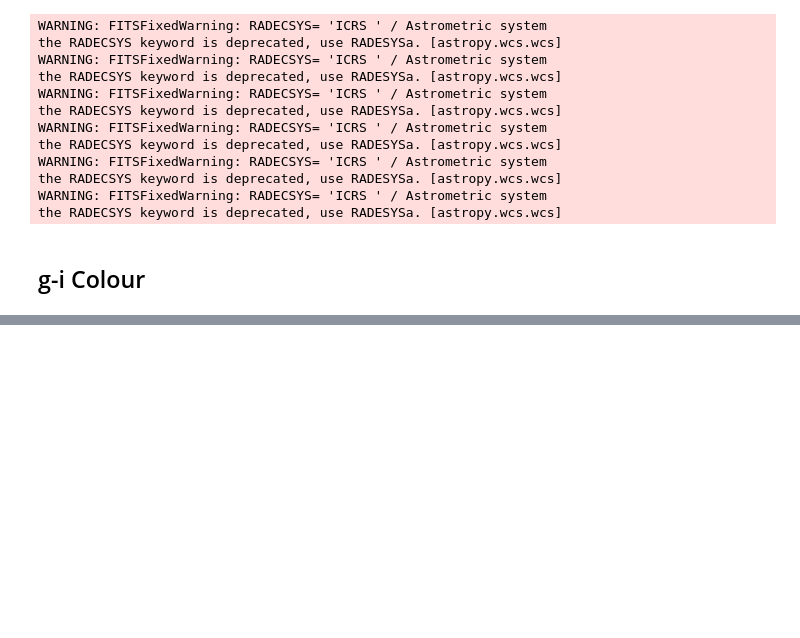
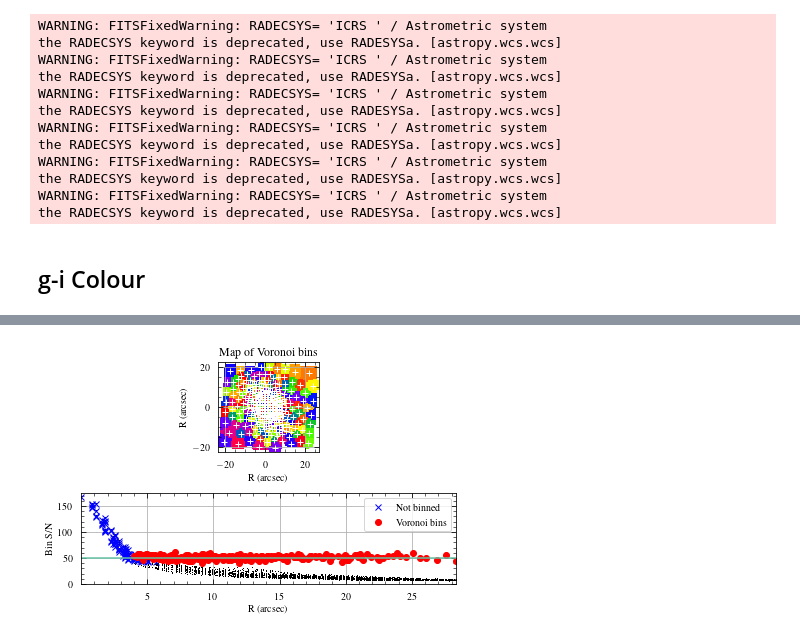
Before and after one commit to BearBearCodes/coop_f2021, a Jupyter notebook: warmup/vcc792_binned.ipynb, the cells around one changed output, grey strips where cells are left out. Saved outputs shown, nothing was run; the diff lists cells and outputs as text; code cells hidden in the pictures; blank space fills up the shorter version.

```diff
--- a/warmup/vcc792_binned.ipynb
+++ b/warmup/vcc792_binned.ipynb
@@ -195,2 +244,71 @@ WARNING: FITSFixedWarning: 'obsfix' made the change 'Observatory coordinates inc
 # %%
 plt.close("all")
+# %%
+#!/usr/bin/env python
+
+"""
+Copyright (C) 2003-2014, Michele Cappellari
+E-mail: michele.cappellari_at_physics.ox.ac.uk
+
+    V1.0.0: Michele Cappellari, Vicenza, 13 February 2003
+    V1.0.1: Use astro library routines to read and write files.
+        MC, Leiden, 24 July 2003
+    V2.0.0: Translated from IDL into Python. MC, London, 19 March 2014
+    V2.0.1: Support both Python 2.6/2.7 and Python 3.x. MC, Oxford, 25 May 2014
+    V2.0.2: Make files paths relative to this file, to run the example from
+        any directory. MC, Oxford, 23 January 2017
+    V2.0.3: Changed imports for vorbin as package.
+        Make file paths relative to the vorbin package to be able to run the
+        example unchanged from any directory. MC, Oxford, 17 April 2018
+    V2.0.4: Dropped legacy Python 2.7 support. MC, Oxford, 10 May 2018
+
+"""
+
+from os import path
+import numpy as np
+import matplotlib.pyplot as plt
+
+import vorbin
+from vorbin.voronoi_2d_binning import voronoi_2d_binning
+
+#-----------------------------------------------------------------------------
+
+def voronoi_binning_example():
+    """
+    Usage example for the procedure VORONOI_2D_BINNING.
+
+    It is assumed below that the file voronoi_2d_binning_example.txt
+    resides in the current directory. Here columns 1-4 of the text file
+    contain respectively the x, y coordinates of each SAURON lens
+    and the corresponding Signal and Noise.
+
+    """
+    file_dir = path.dirname(path.realpath(vorbin.__file__))  # path of vorbin
+    x, y, signal, noise = np.loadtxt(file_dir + '/example/voronoi_2d_binning_example_input.txt').T
+    print(x.shape, y.shape, signal.shape, noise.shape)
+    print(x[:10])
+    targetSN = 50.0
+
+    # Perform the actual computation. The vectors
+    # (binNum, xNode, yNode, xBar, yBar, sn, nPixels, scale)
+    # are all generated in *output*
+    #
+    binNum, xNode, yNode, xBar, yBar, sn, nPixels, scale = voronoi_2d_binning(
+        x, y, signal, noise, targetSN, plot=1, quiet=0)
+
+    # Save to a text file the initial coordinates of each pixel together
+    # with the corresponding bin number computed by this procedure.
+    # binNum uniquely specifies the bins and for this reason it is the only
+    # number required for any subsequent calculation on the bins.
+    #
+    np.savetxt('voronoi_2d_binning_example_output.txt', np.column_stack([x, y, binNum]),
+               fmt=b'%10.6f %10.6f %8i')
+
+#-----------------------------------------------------------------------------
+
+if __name__ == '__main__':
+
+    voronoi_binning_example()
+    plt.tight_layout()
+    plt.pause(1)
+# %% [output]
@@ -196,0 +332 @@ plt.close("all")
+[figure, added]
```
Also changed, not shown: parts of 3 cells of this notebook.
